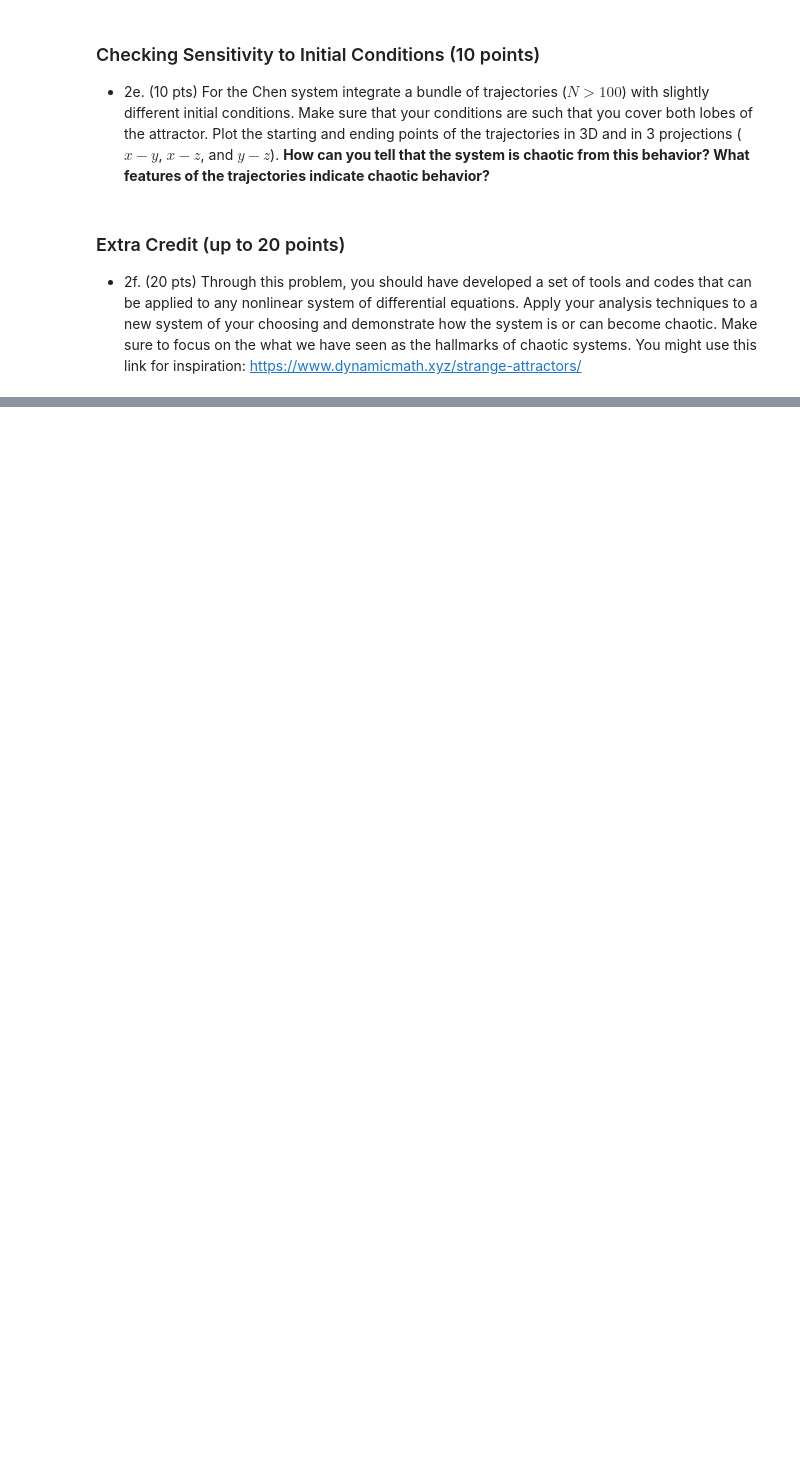
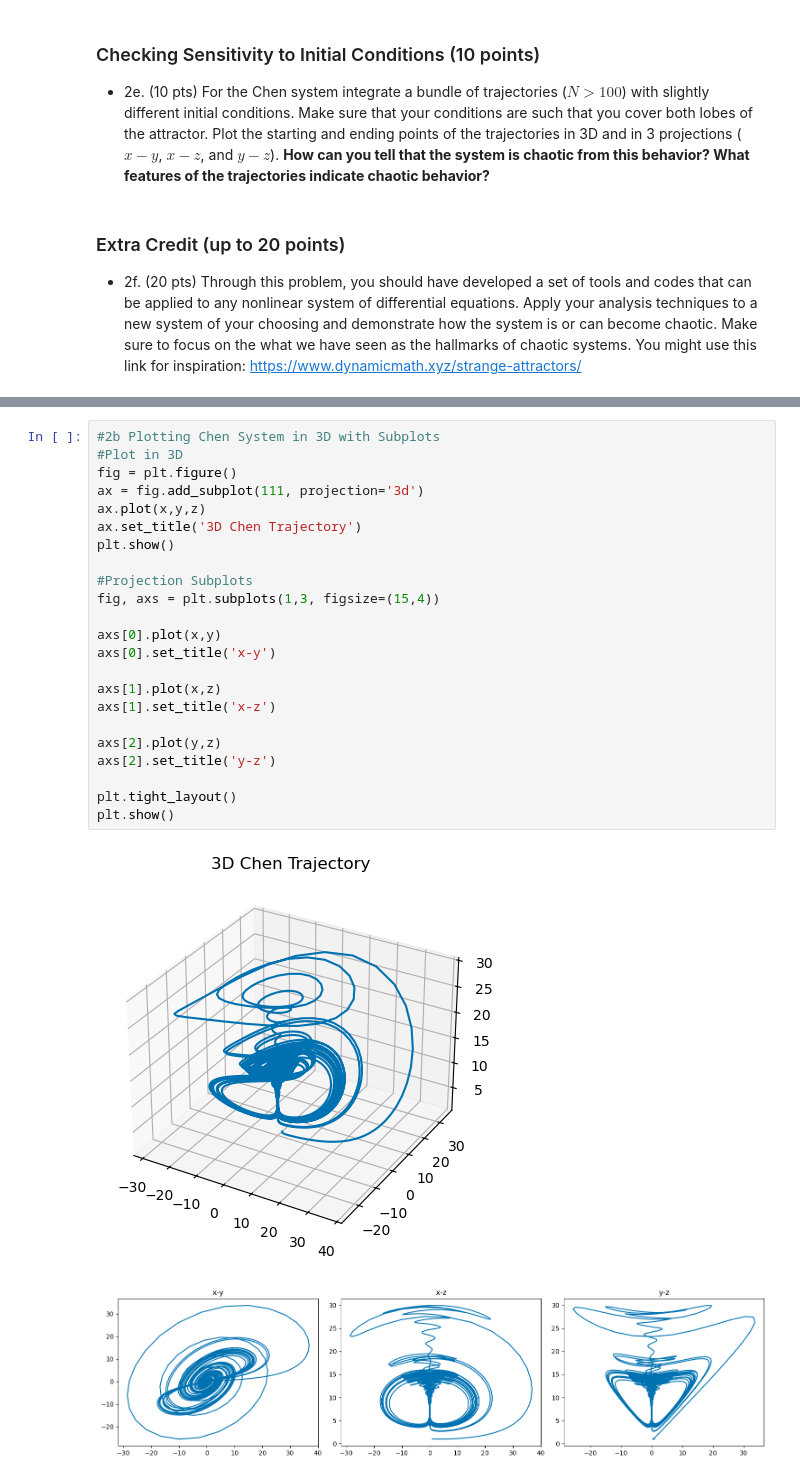
Before and after one commit to BruhddyTheThird/ProfCPisGoatedLib, a Jupyter notebook: Midterm 2 Files/Ex 2.ipynb, the cells around one changed output, grey strips where cells are left out. Cells and saved outputs as stored; diff of their text form; blank space fills up the shorter version.

```diff
--- a/Midterm 2 Files/Ex 2.ipynb
+++ b/Midterm 2 Files/Ex 2.ipynb
@@ -237,0 +86,26 @@ This extra credit can exceed 100% total on your midterm.
+# %%
+#2b Plotting Chen System in 3D with Subplots
+#Plot in 3D
+fig = plt.figure()
+ax = fig.add_subplot(111, projection='3d')
+ax.plot(x,y,z)
+ax.set_title('3D Chen Trajectory')
+plt.show()
+
+#Projection Subplots
+fig, axs = plt.subplots(1,3, figsize=(15,4))
+
+axs[0].plot(x,y)
+axs[0].set_title('x-y')
+
+axs[1].plot(x,z)
+axs[1].set_title('x-z')
+
+axs[2].plot(y,z)
+axs[2].set_title('y-z')
+
+plt.tight_layout()
+plt.show()
+# %% [output]
+[figure, added]
+[figure, added]
```
Also changed, not shown: parts of 20 cells of this notebook.
